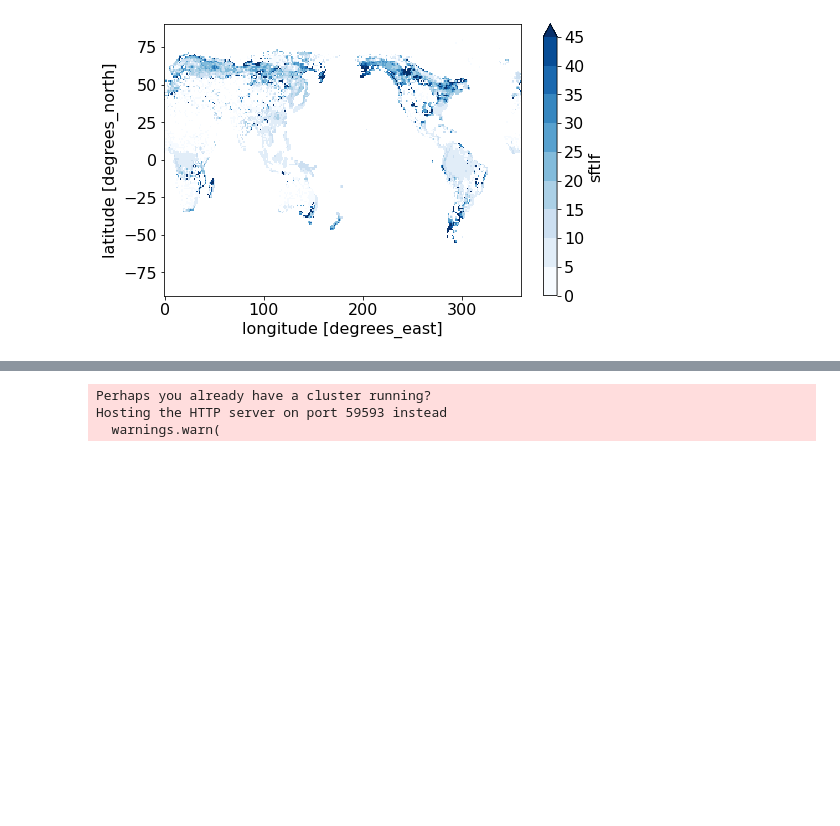
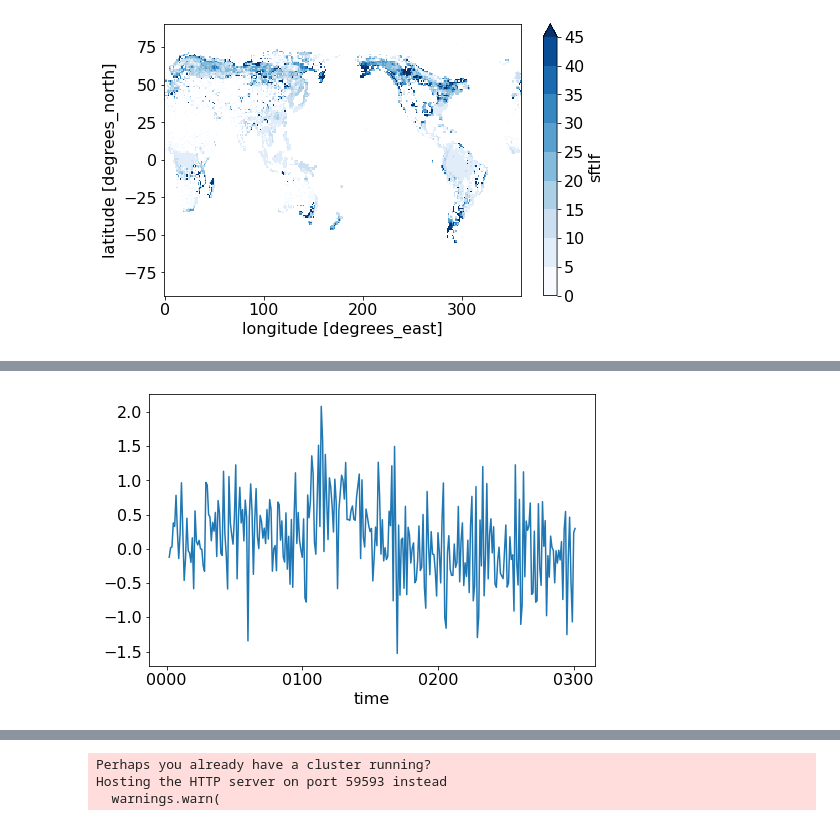
Before and after one commit to ckoven/flat10, a Jupyter notebook: flat10-analysis.ipynb, the cells around one changed output, grey strips where cells are left out. Saved outputs shown, nothing was run; the diff lists cells and outputs as text; code cells hidden in the pictures; blank space fills up the shorter version.

```diff
--- a/flat10-analysis.ipynb
+++ b/flat10-analysis.ipynb
@@ -748,0 +735,9 @@ cflux_spatial_emulator_zec.mean(dim='lon').plot(x='time')
+# %%
+nbp_anoms_zec_annual_spatial = (nbp_zec_annual_spatial - cflux_spatial_emulator_zec_masked.data)
+nbp_anoms_zec_global = 1e-15 * 86400 * 365 * (nbp_anoms_zec_annual_spatial * areacella['areacella'].data * sftlf['sftlf'].data/100. * (1. - sftgif['sftgif'].data/100.)).sum(dim=('lat', 'lon'))
+nbp_anoms_zec_global.plot()
+
+cflux_spatial_emulator_zec_global = 1e-15 * 86400 * 365 * (cflux_spatial_emulator_zec_masked * areacella['areacella'].data * sftlf['sftlf'].data/100. * (1. - sftgif['sftgif'].data/100.)).sum(dim=('lat', 'lon'))
+#cdk
+# %% [output]
+[figure, added]
```
Also changed, not shown: parts of 54 cells of this notebook.
